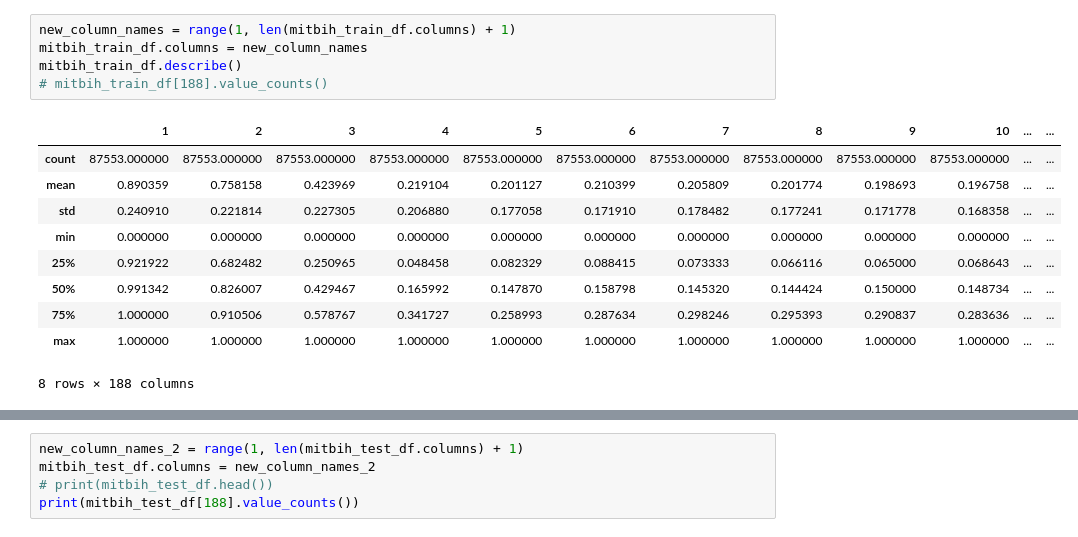
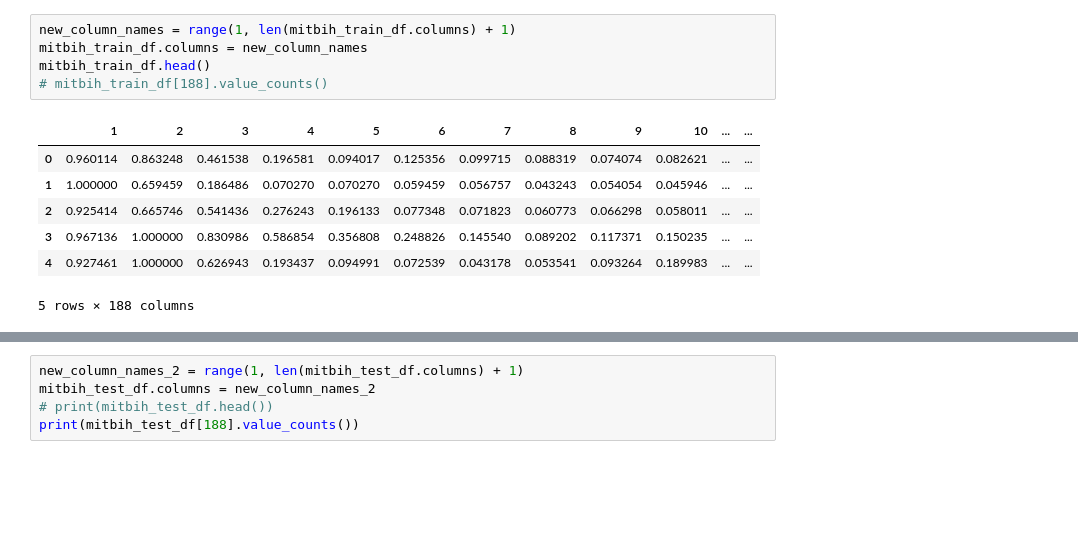
Before and after one commit to tubetraveller/heartbeat_dst, a Jupyter notebook: exploration_notebook.ipynb, the cells around one changed output, grey strips where cells are left out. Cells and saved outputs as stored; diff of their text form; blank space fills up the shorter version.

```diff
--- a/exploration_notebook.ipynb
+++ b/exploration_notebook.ipynb
@@ -12,19 +18,16 @@ ptbdb_normal_df = pd.read_csv("ptbdb_normal.csv")
 # %%
 new_column_names = range(1, len(mitbih_train_df.columns) + 1)
 mitbih_train_df.columns = new_column_names
-mitbih_train_df.describe()
+mitbih_train_df.head()
 # mitbih_train_df[188].value_counts()
 # %% [output]
 |  | 1 | 2 | 3 | 4 | 5 | 6 | 7 | 8 | 9 | 10 | ... | ... |
-| count | 87553.000000 | 87553.000000 | 87553.000000 | 87553.000000 | 87553.000000 | 87553.000000 | 87553.000000 | 87553.000000 | 87553.000000 | 87553.000000 | ... | ... |
-| mean | 0.890359 | 0.758158 | 0.423969 | 0.219104 | 0.201127 | 0.210399 | 0.205809 | 0.201774 | 0.198693 | 0.196758 | ... | ... |
-| std | 0.240910 | 0.221814 | 0.227305 | 0.206880 | 0.177058 | 0.171910 | 0.178482 | 0.177241 | 0.171778 | 0.168358 | ... | ... |
-| min | 0.000000 | 0.000000 | 0.000000 | 0.000000 | 0.000000 | 0.000000 | 0.000000 | 0.000000 | 0.000000 | 0.000000 | ... | ... |
-| 25% | 0.921922 | 0.682482 | 0.250965 | 0.048458 | 0.082329 | 0.088415 | 0.073333 | 0.066116 | 0.065000 | 0.068643 | ... | ... |
-| 50% | 0.991342 | 0.826007 | 0.429467 | 0.165992 | 0.147870 | 0.158798 | 0.145320 | 0.144424 | 0.150000 | 0.148734 | ... | ... |
-| 75% | 1.000000 | 0.910506 | 0.578767 | 0.341727 | 0.258993 | 0.287634 | 0.298246 | 0.295393 | 0.290837 | 0.283636 | ... | ... |
-| max | 1.000000 | 1.000000 | 1.000000 | 1.000000 | 1.000000 | 1.000000 | 1.000000 | 1.000000 | 1.000000 | 1.000000 | ... | ... |
+| 0 | 0.960114 | 0.863248 | 0.461538 | 0.196581 | 0.094017 | 0.125356 | 0.099715 | 0.088319 | 0.074074 | 0.082621 | ... | ... |
+| 1 | 1.000000 | 0.659459 | 0.186486 | 0.070270 | 0.070270 | 0.059459 | 0.056757 | 0.043243 | 0.054054 | 0.045946 | ... | ... |
+| 2 | 0.925414 | 0.665746 | 0.541436 | 0.276243 | 0.196133 | 0.077348 | 0.071823 | 0.060773 | 0.066298 | 0.058011 | ... | ... |
+| 3 | 0.967136 | 1.000000 | 0.830986 | 0.586854 | 0.356808 | 0.248826 | 0.145540 | 0.089202 | 0.117371 | 0.150235 | ... | ... |
+| 4 | 0.927461 | 1.000000 | 0.626943 | 0.193437 | 0.094991 | 0.072539 | 0.043178 | 0.053541 | 0.093264 | 0.189983 | ... | ... |
-8 rows × 188 columns
+5 rows × 188 columns
 # %%
 new_column_names = range(1, len(mitbih_test_df.columns) + 1)
 mitbih_test_df.columns = new_column_names
```
Also changed, not shown: parts of 8 cells of this notebook.
